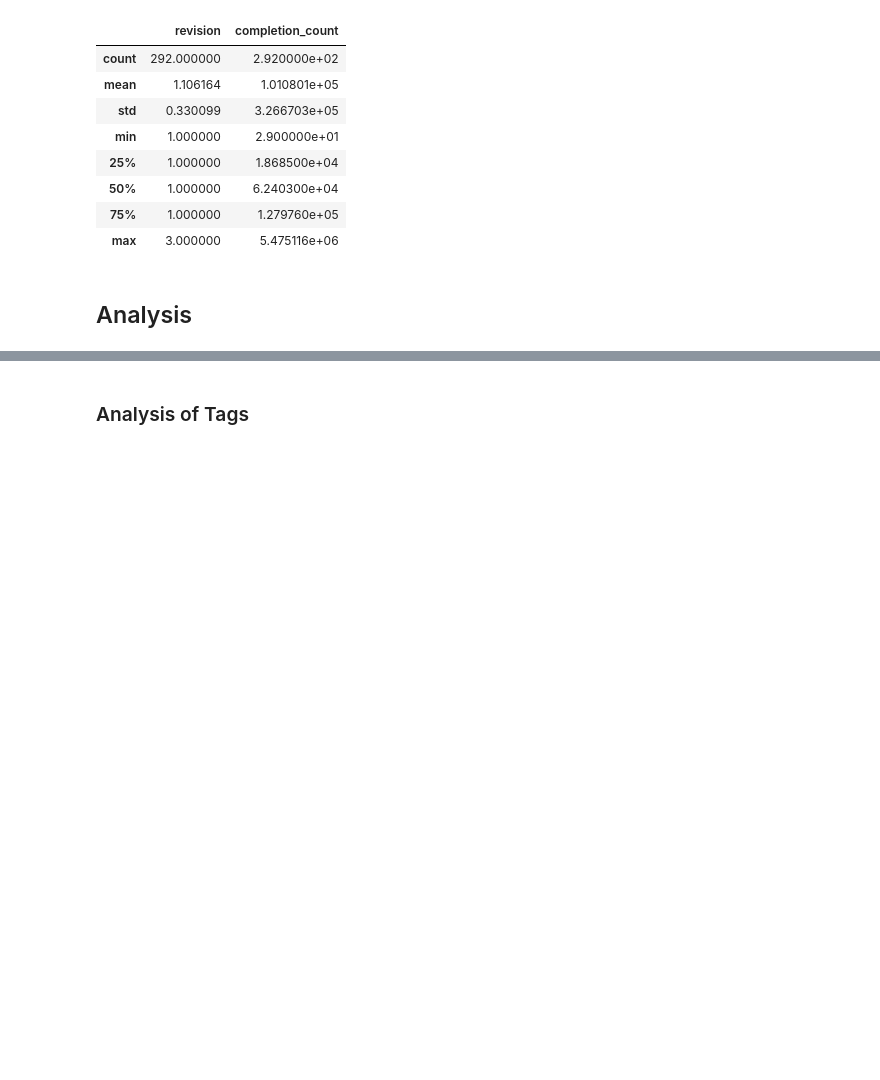
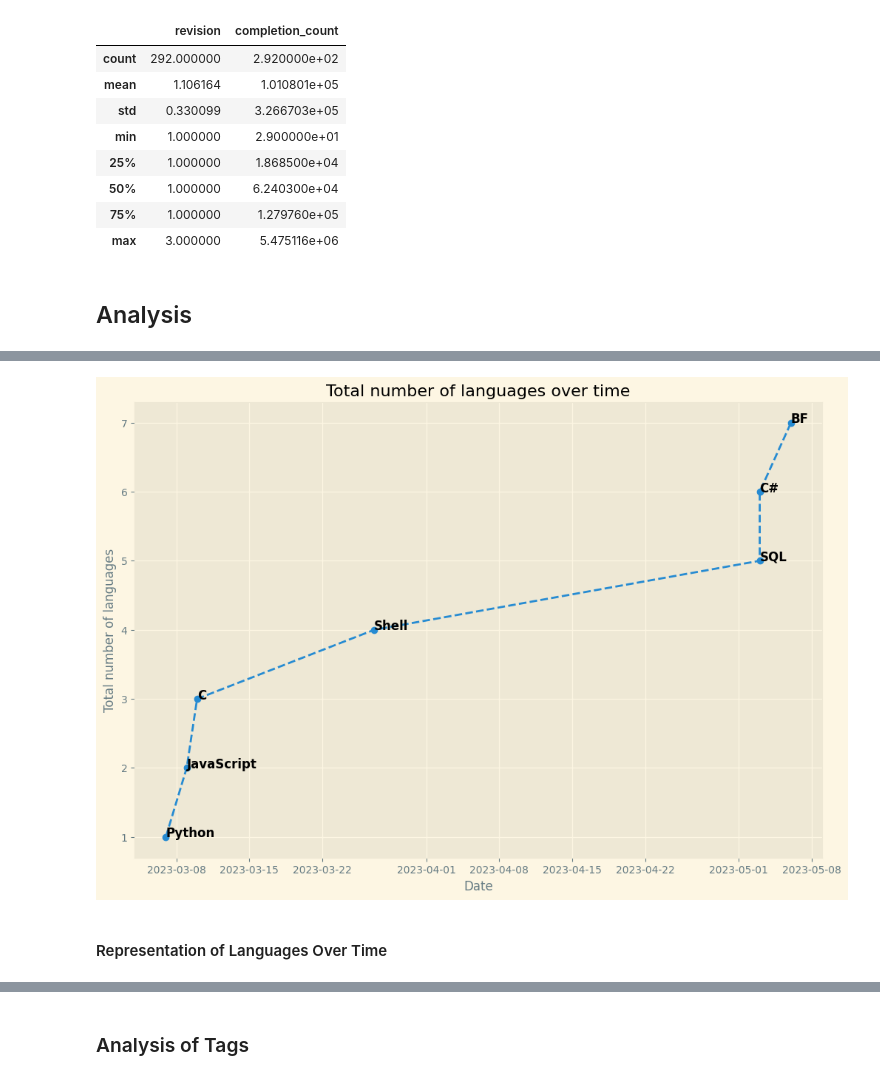
Before and after one commit to Eatkin/codewars-data-analysis, a Jupyter notebook: codewars-analysis.ipynb, the cells around one changed output, grey strips where cells are left out. Drawn from its saved outputs; the diff is of its cells as text; code cells hidden in the pictures; blank space fills up the shorter version.

Commit message:
Begin working on language analysis

```diff
--- a/codewars-analysis.ipynb
+++ b/codewars-analysis.ipynb
@@ -476,0 +444,7 @@ codewars_df.describe()
+# %%
+first_appearance_df = codewars_df.groupby('language').agg({'date_time': 'min'}).reset_index()
+first_appearance_df.sort_values('date_time', inplace=True)
+# Remove time from date_time
+first_appearance_df['date_time'] = first_appearance_df['date_time'].dt.date
+first_appearance_df.rename(columns={'date_time': 'first_appearance'}, inplace=True)
+first_appearance_df
@@ -476,0 +460,4 @@ codewars_df.describe()
+# %%
+# Let's plot the number of languages over time
+# Use a cumsum to get the total number of languages
+first_appearance_df['total_languages'] = range(1, len(first_appearance_df) + 1)
@@ -476,0 +484,15 @@ codewars_df.describe()
+# %%
+# Plot total languages over time
+plt.figure(figsize=(12, 8))
+plt.plot(first_appearance_df['first_appearance'], first_appearance_df['total_languages'], marker='o', linestyle='--')
+plt.ylabel('Total number of languages')
+plt.xlabel('Date')
+plt.title('Total number of languages over time')
+
+# Add labels to the points
+for i, language in enumerate(first_appearance_df['language']):
+    plt.annotate(language, (first_appearance_df['first_appearance'].iloc[i], first_appearance_df['total_languages'].iloc[i]), weight='bold', fontsize=12)
+# %% [output]
+[figure, added]
+# %% [markdown]
+#### Representation of Languages Over Time
```
Also changed, not shown: parts of 26 cells of this notebook.
